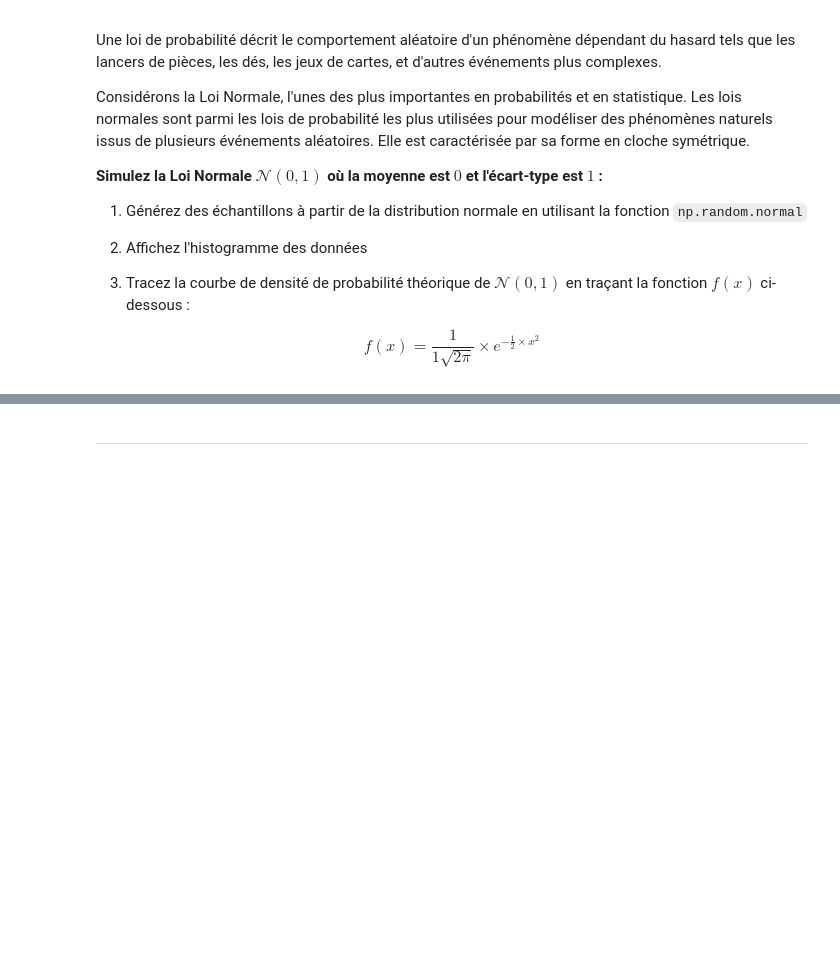
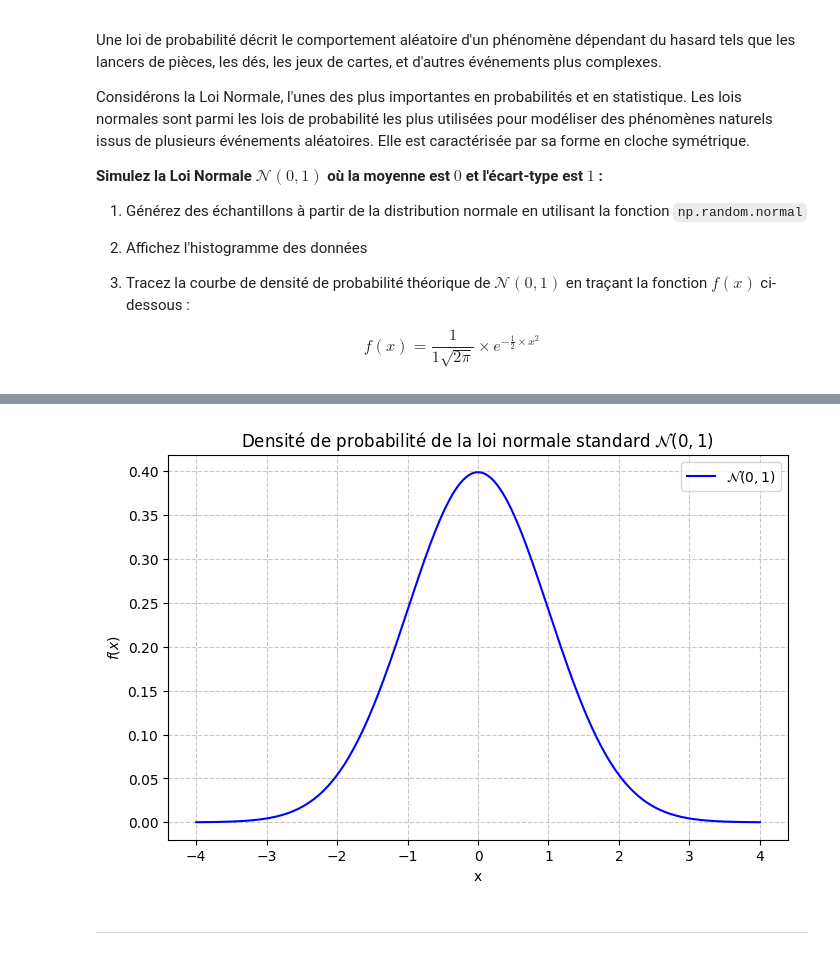
Before and after one commit to ilyes-chabab/philomathia, a Jupyter notebook: Philomathia.ipynb, the cells around one changed output, grey strips where cells are left out. Saved outputs shown, nothing was run; the diff lists cells and outputs as text; code cells hidden in the pictures; blank space fills up the shorter version.

```diff
--- a/Philomathia.ipynb
+++ b/Philomathia.ipynb
@@ -754,3 +867,20 @@ $$ f(x) = \frac{1}{1 \sqrt{2\pi}} \times e^{-\frac{1}{2} \times x^2 }$$
+# %%
+def f(x):
+    return (1 / np.sqrt(2 * np.pi)) * np.exp(-0.5 * x**2)
+# %%
+x_values = np.linspace(-4, 4, 400)
+y_values = f(x_values)
+# %%
+plt.figure(figsize=(8, 5))
+plt.plot(x_values, y_values, label=r'$\mathcal{N}(0, 1)$', color='blue')
+plt.title('Densité de probabilité de la loi normale standard $\mathcal{N}(0, 1)$')
+plt.xlabel('x')
+plt.ylabel(r'$f(x)$')
+plt.grid(True, linestyle='--', alpha=0.7)
+plt.legend()
+plt.show()
+# %% [output]
+[figure, added]
 # %% [markdown]
 ----------------------------------
 # %% [markdown]
```
Also changed, not shown: parts of 30 cells of this notebook.
